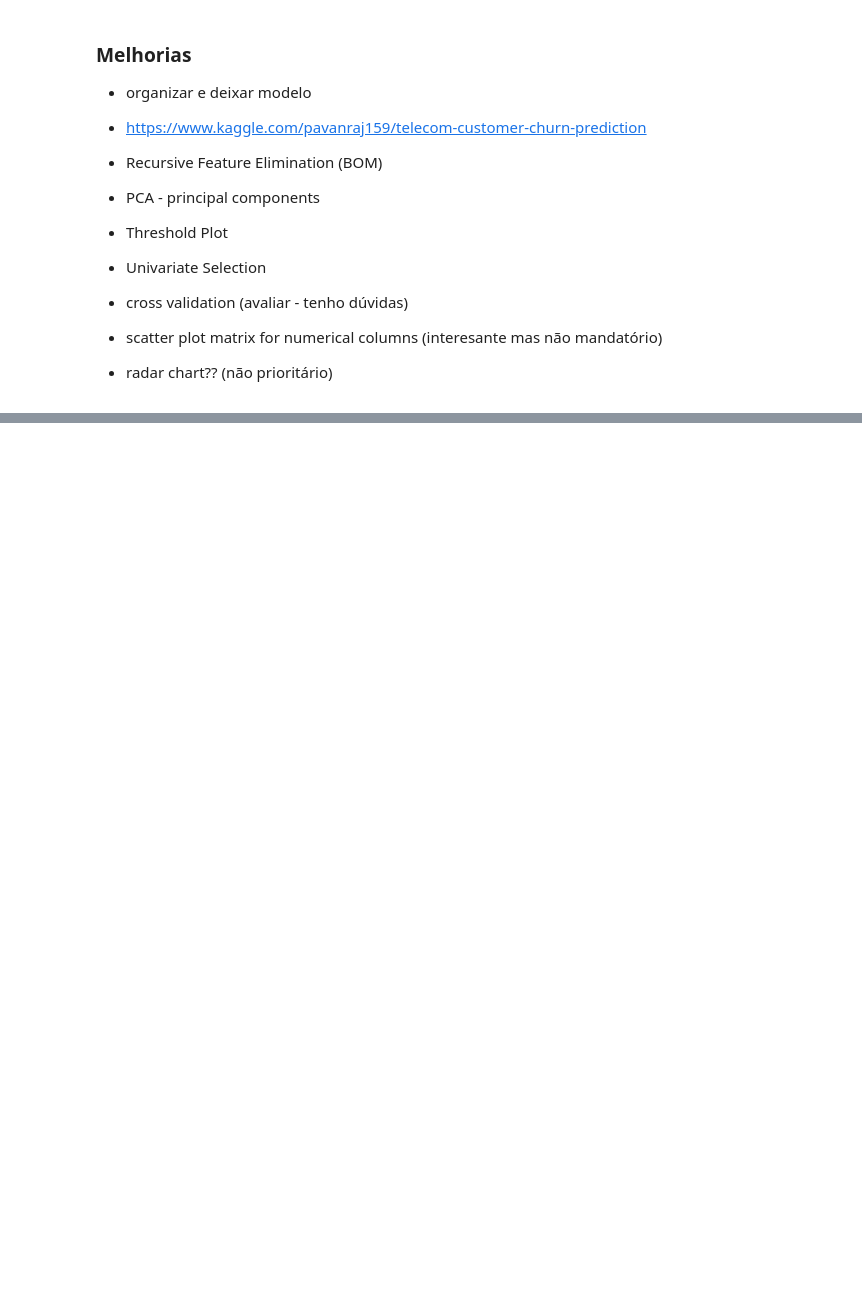
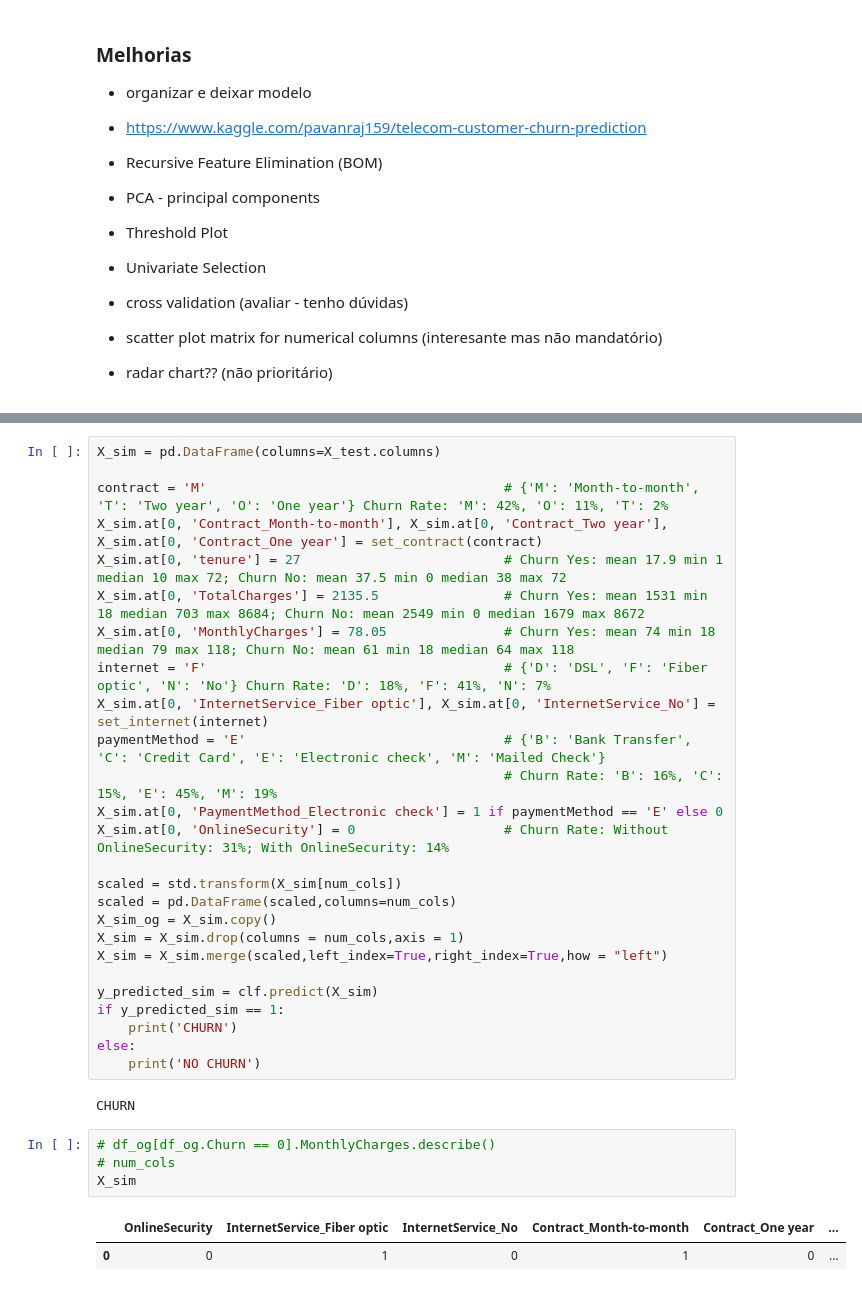
Before and after one commit to mora72/Telco_Customer_Churn, a Jupyter notebook: telco_churn_model.ipynb, the cells around one changed output, grey strips where cells are left out. Drawn from its saved outputs; the diff is of its cells as text; blank space fills up the shorter version.

```diff
--- a/telco_churn_model.ipynb
+++ b/telco_churn_model.ipynb
@@ -463,0 +486,35 @@ Index(['OnlineSecurity', 'InternetService_Fiber optic', 'InternetService_No',
+# %%
+X_sim = pd.DataFrame(columns=X_test.columns)
+
+contract = 'M'                                      # {'M': 'Month-to-month', 'T': 'Two year', 'O': 'One year'} Churn Rate: 'M': 42%, 'O': 11%, 'T': 2%
+X_sim.at[0, 'Contract_Month-to-month'], X_sim.at[0, 'Contract_Two year'], X_sim.at[0, 'Contract_One year'] = set_contract(contract)
+X_sim.at[0, 'tenure'] = 27                          # Churn Yes: mean 17.9 min 1 median 10 max 72; Churn No: mean 37.5 min 0 median 38 max 72
+X_sim.at[0, 'TotalCharges'] = 2135.5                # Churn Yes: mean 1531 min 18 median 703 max 8684; Churn No: mean 2549 min 0 median 1679 max 8672
+X_sim.at[0, 'MonthlyCharges'] = 78.05               # Churn Yes: mean 74 min 18 median 79 max 118; Churn No: mean 61 min 18 median 64 max 118
+internet = 'F'                                      # {'D': 'DSL', 'F': 'Fiber optic', 'N': 'No'} Churn Rate: 'D': 18%, 'F': 41%, 'N': 7%
+X_sim.at[0, 'InternetService_Fiber optic'], X_sim.at[0, 'InternetService_No'] = set_internet(internet)
+paymentMethod = 'E'                                 # {'B': 'Bank Transfer',  'C': 'Credit Card', 'E': 'Electronic check', 'M': 'Mailed Check'}
+                                                    # Churn Rate: 'B': 16%, 'C': 15%, 'E': 45%, 'M': 19%
+X_sim.at[0, 'PaymentMethod_Electronic check'] = 1 if paymentMethod == 'E' else 0
+X_sim.at[0, 'OnlineSecurity'] = 0                   # Churn Rate: Without OnlineSecurity: 31%; With OnlineSecurity: 14%
+
+scaled = std.transform(X_sim[num_cols])
+scaled = pd.DataFrame(scaled,columns=num_cols)
+X_sim_og = X_sim.copy()
+X_sim = X_sim.drop(columns = num_cols,axis = 1)
+X_sim = X_sim.merge(scaled,left_index=True,right_index=True,how = "left")
+
+y_predicted_sim = clf.predict(X_sim)
+if y_predicted_sim == 1:
+    print('CHURN')
+else:
+    print('NO CHURN')
+# %% [output]
+CHURN
+# %%
+# df_og[df_og.Churn == 0].MonthlyCharges.describe()
+# num_cols
+X_sim
+# %% [output]
+|  | OnlineSecurity | InternetService_Fiber optic | InternetService_No | Contract_Month-to-month | Contract_One year | ... |
+| 0 | 0 | 1 | 0 | 1 | 0 | ... |
```
Also changed, not shown: parts of 7 cells of this notebook, 1 other file.
